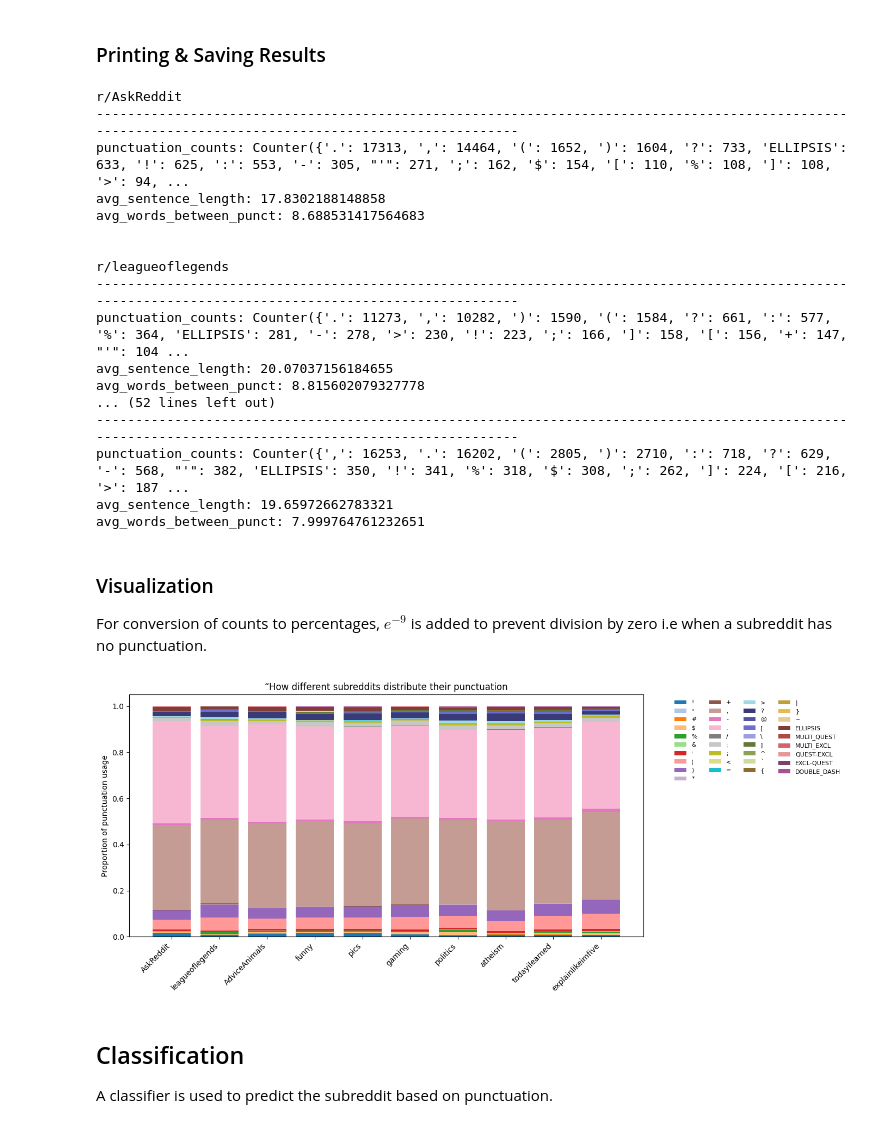
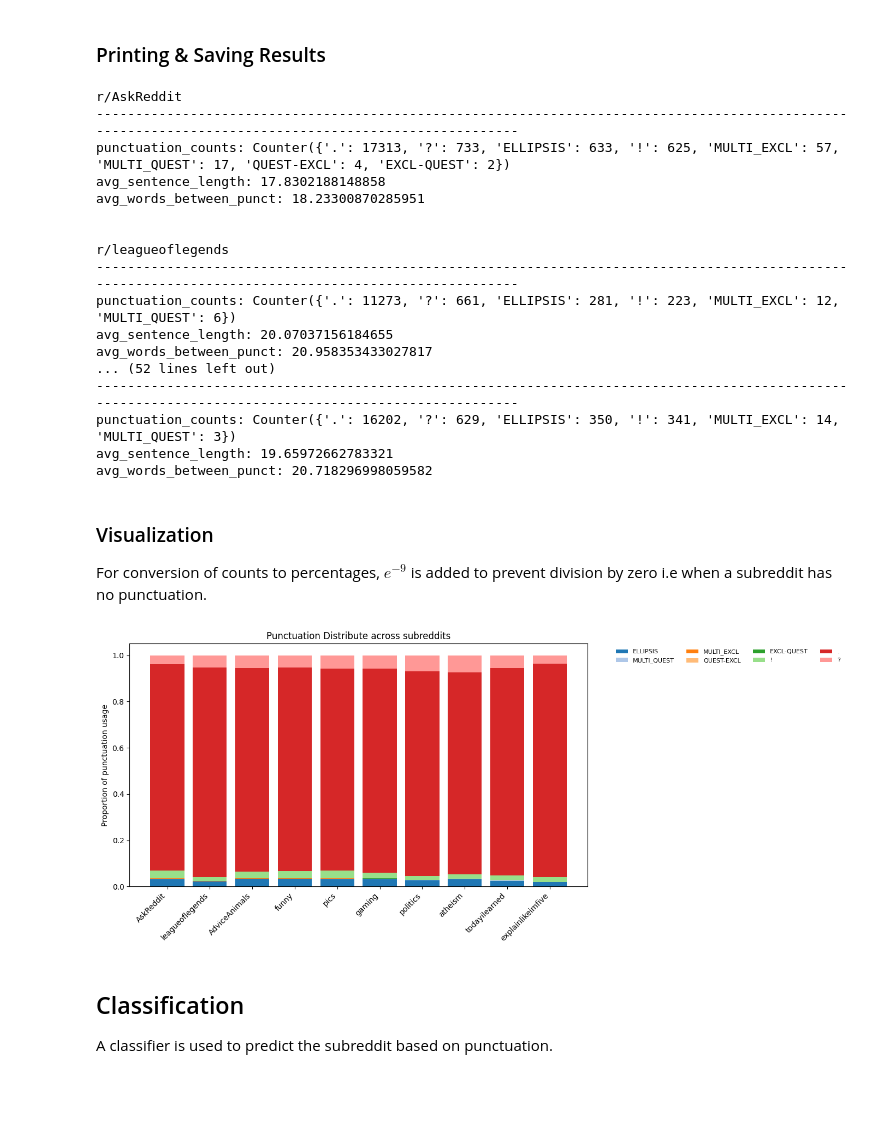
Before and after one commit to deanne-julia-luis/docana-project-Expressive-Punctuation-Patterns, a Jupyter notebook: code/ExpPunct.ipynb, the cells around one changed output. Drawn from its saved outputs; the diff is of its cells as text; code cells hidden in the pictures; blank space fills up the shorter version.

```diff
--- a/code/ExpPunct.ipynb
+++ b/code/ExpPunct.ipynb
@@ -90,8 +91,8 @@ EXPRESSIVE_PATTERNS = {
     "MULTI_EXCL": r"!{2,}",         # !!, !!!, !!!!!!
     "QUEST-EXCL": r"(?:\?!){2,}",       # ?!?!, ?!?!?! ...
     "EXCL-QUEST": r"(?:!\?){2,}",       # !?!?, !?!?!? ...
-    "DOUBLE_DASH": r"--+"       #------,
 }
+BASE_PUNCT = {".", "!", "?"}  # period, exclamation, question mark
 # %% [markdown]
 ### Punctuation Count
 We use 1500 as max number of posts to reduce the runtime.\
@@ -117,7 +118,7 @@ def get_punctuation_counts(subreddit):
 
         #Tokenization
         tokens = get_tokens(text)
-        punctuation.extend([t for t in tokens if t in string.punctuation])
+        punctuation.extend(t for t in tokens if t in BASE_PUNCT)
 
         count += 1
         if count >= max_posts:
@@ -161,7 +162,7 @@ def get_avg_words_between_punct(subreddit):
         tokens = get_tokens(text)
         words_since_punct = 0
         for token in tokens:
-            if token in string.punctuation:
+            if token in BASE_PUNCT or any(re.fullmatch(p, token) for p in EXPRESSIVE_PATTERNS.values()):
                 total_intervals += 1
                 total_words += words_since_punct
                 words_since_punct = 0
@@ -194,31 +195,32 @@ for sub in top_10_subs:
 # %% [output]
 r/AskReddit
 ------------------------------------------------------------------------------------------------------------------------------------------------------
-punctuation_counts: Counter({'.': 17313, ',': 14464, '(': 1652, ')': 1604, '?': 733, 'ELLIPSIS': 633, '!': 625, ':': 553, '-': 305, "'": 271, ';': 162, '$': 154, '[': 110, '%': 108, ']': 108, '>': 94, ...
+punctuation_counts: Counter({'.': 17313, '?': 733, 'ELLIPSIS': 633, '!': 625, 'MULTI_EXCL': 57, 'MULTI_QUEST': 17, 'QUEST-EXCL': 4, 'EXCL-QUEST': 2})
 avg_sentence_length: 17.8302188148858
-avg_words_between_punct: 8.688531417564683
+avg_words_between_punct: 18.23300870285951
 
 
 r/leagueoflegends
 ------------------------------------------------------------------------------------------------------------------------------------------------------
-punctuation_counts: Counter({'.': 11273, ',': 10282, ')': 1590, '(': 1584, '?': 661, ':': 577, '%': 364, 'ELLIPSIS': 281, '-': 278, '>': 230, '!': 223, ';': 166, ']': 158, '[': 156, '+': 147, "'": 104 ...
+punctuation_counts: Counter({'.': 11273, '?': 661, 'ELLIPSIS': 281, '!': 223, 'MULTI_EXCL': 12, 'MULTI_QUEST': 6})
 avg_sentence_length: 20.07037156184655
-avg_words_between_punct: 8.815602079327778
+avg_words_between_punct: 20.958353433027817
 ... (52 lines left out)
 ------------------------------------------------------------------------------------------------------------------------------------------------------
-punctuation_counts: Counter({',': 16253, '.': 16202, '(': 2805, ')': 2710, ':': 718, '?': 629, '-': 568, "'": 382, 'ELLIPSIS': 350, '!': 341, '%': 318, '$': 308, ';': 262, ']': 224, '[': 216, '>': 187 ...
+punctuation_counts: Counter({'.': 16202, '?': 629, 'ELLIPSIS': 350, '!': 341, 'MULTI_EXCL': 14, 'MULTI_QUEST': 3})
 avg_sentence_length: 19.65972662783321
-avg_words_between_punct: 7.999764761232651
+avg_words_between_punct: 20.718296998059582
 # %% [markdown]
 ### Visualization
 For conversion of counts to percentages, $e^{-9}$ is added to prevent division by zero i.e when a subreddit has no punctuation.
 # %%
-features = list(string.punctuation) + list(EXPRESSIVE_PATTERNS.keys()) #use normal punctuations and expressive patterns
+features = list(EXPRESSIVE_PATTERNS.keys()) + list(BASE_PUNCT)#use normal punctuations and expressive patterns
 labels = top_10_subs
 matrix = []
+punct_lookup = {r["subreddit"]: r["punctuation_counts"] for r in results}
 
 for sub in labels:
-    counts = get_punctuation_counts(sub)
+    counts = punct_lookup[sub]
     matrix.append([counts.get(f, 0) for f in features])
 
 matrix = np.array(matrix)
@@ -237,35 +239,35 @@ colors = (
 #according to the number of features
 colors = colors[:len(features)]
 
 plt.figure(figsize=(14,6))
 
 bottom = np.zeros(len(labels))
 
 for i, feat in enumerate(features):
     plt.bar(
         labels,
         norm_matrix[:, i],
         bottom=bottom,
         color=colors[i],
         label=feat
     )
     bottom += norm_matrix[:, i]
 
 plt.xticks(rotation=45, ha='right')
 plt.ylabel("Proportion of punctuation usage")
-plt.title("“How different subreddits distribute their punctuation")
+plt.title("Punctuation Distribute across subreddits")
 
 plt.legend(
     ncol=4,
     fontsize=8,
     bbox_to_anchor=(1.05, 1),
     frameon=False
 )
 plt.savefig("../figures/EDA_Punctuation_Distribution.png")
 plt.tight_layout()
 plt.show()
 # %% [output]
-[figure, old version]
+[figure, new version]
 # %% [markdown]
 ## Classification
 A classifier is used to predict the subreddit based on punctuation.
```
Also changed, not shown: parts of 21 cells of this notebook, 6 other files.
